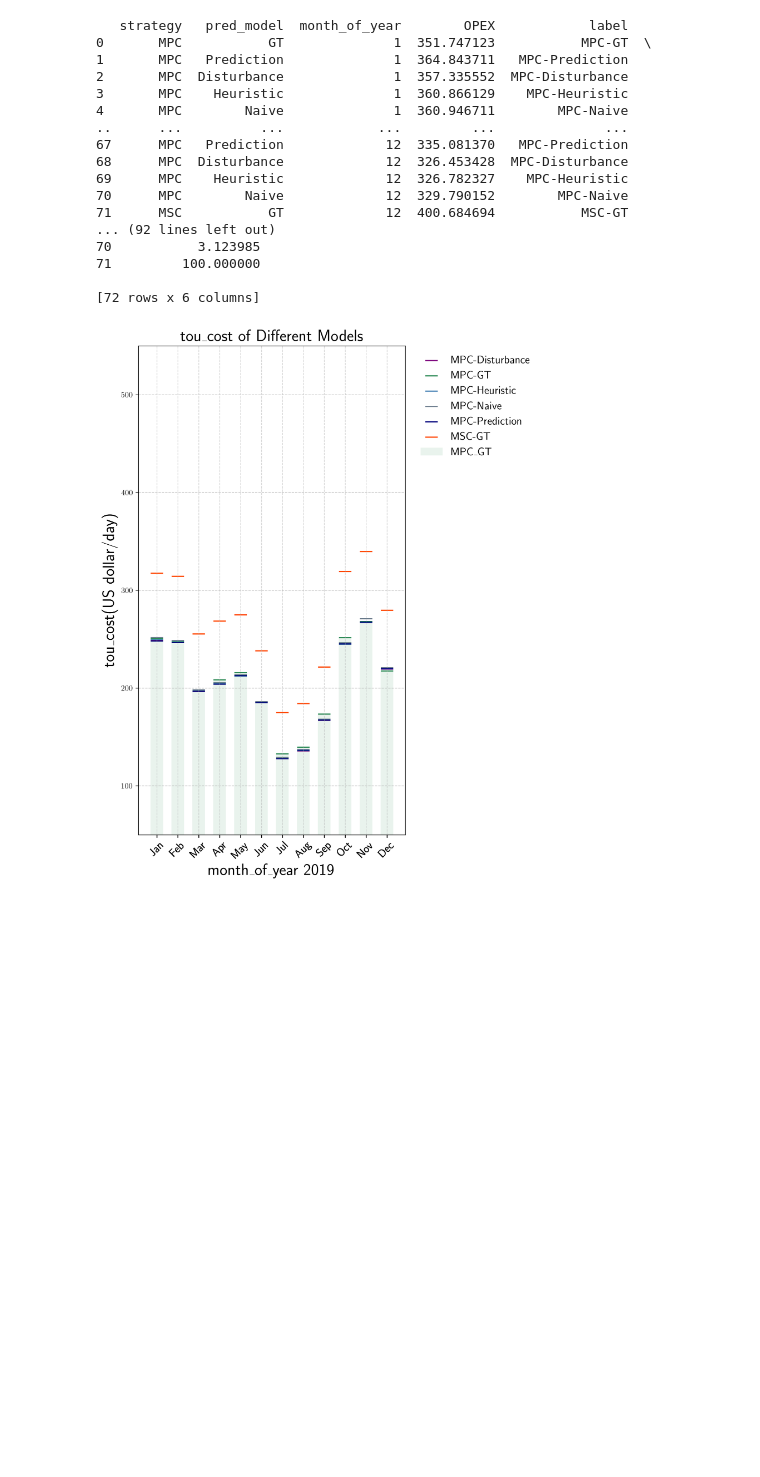
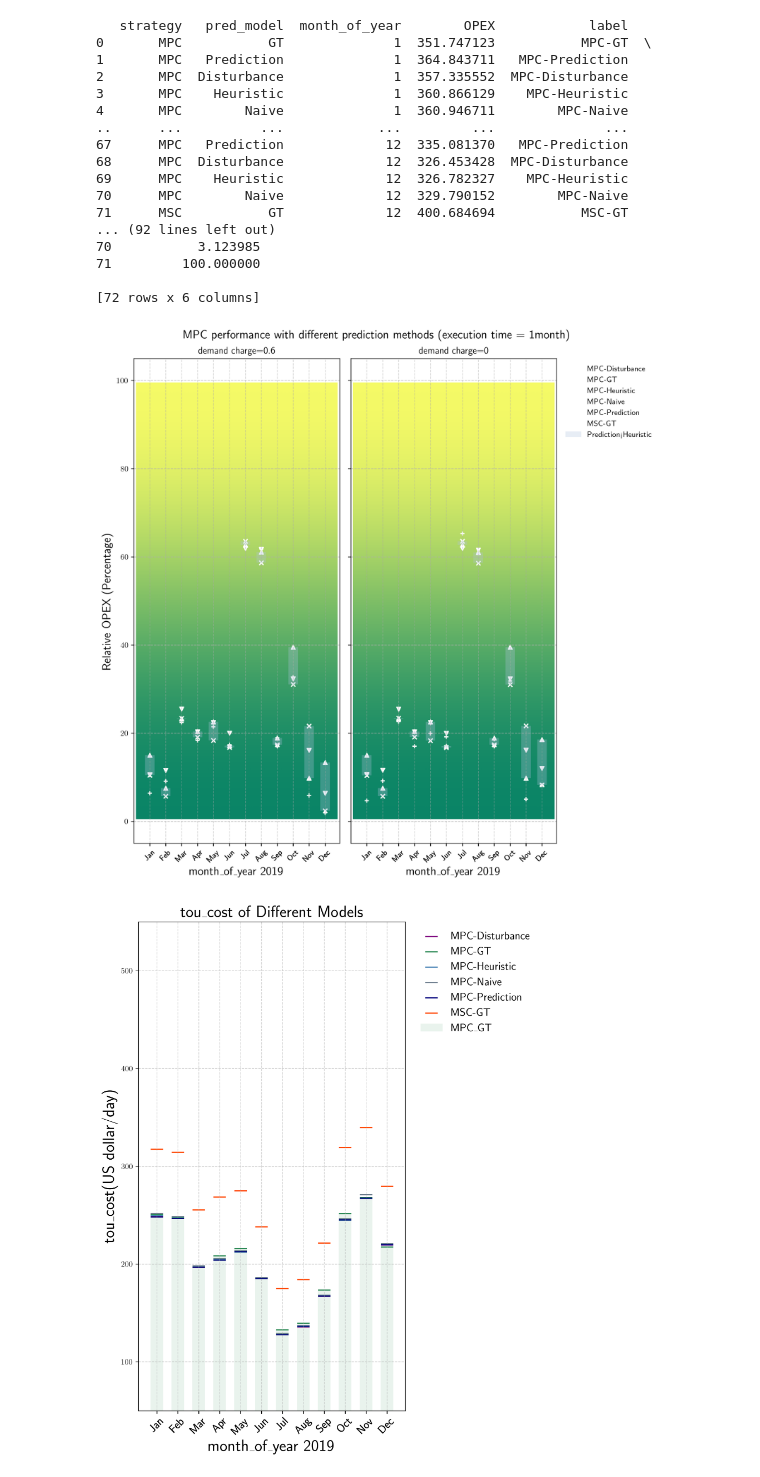
Before and after one commit to AarenLee07/Microgrid-Optimizer, a Jupyter notebook: figures/visualization/script/bar_stack_comparison.ipynb, the cells around one changed output. Saved outputs shown, nothing was run; the diff lists cells and outputs as text; code cells hidden in the pictures; blank space fills up the shorter version.

Commit message:
update plot

```diff
--- a/figures/visualization/script/bar_stack_comparison.ipynb
+++ b/figures/visualization/script/bar_stack_comparison.ipynb
@@ -75,6 +75,53 @@ df_tou_0dc=pre_process(df_0dc,"tou_cost",'month_of_year')
 71         100.000000
 
 [72 rows x 6 columns]
+# %%
+
+plot_params={
+    "subplots":{
+        "0":{
+            "df":df_opex_6dc,
+            "key":"OPEX",
+            "duration_key":"month_of_year",
+            "subtitle":"demand charge=0.6",
+            "show_shadow":False,
+            "gradient":True,
+            "gradient_params":{
+                "extend":(0.01,0.99,0.05,0.95),
+                "cmap_name":"summer",
+                "cmap_range":(0,1),
+                "alpha":1
+                }
+            },
+        "1":{
+            "df":df_opex_0dc,
+            "key":"OPEX",
+            "duration_key":"month_of_year",
+            "subtitle":"demand charge=0",
+            "show_shadow":False,
+            "gradient":True,
+            "gradient_params":{
+                "extend":(0.01,0.99,0.05,0.95),
+                "cmap_name":"summer",
+                "cmap_range":(0,1),
+                "alpha":1
+                }
+            },
+    },
+    "relative":True,
+    "limit":[-5,105],
+    "fontsize":10,
+    "n_subplots":2,
+    "figsize":(10,10),
+    "show_notes":False,
+    "marker_s":250,
+    "save_fn":'multi-thesis-topic1-6h-bat-12months-0.6&0dc-relative-opex.png',
+    "suptitle":"MPC performance with different prediction methods (execution time = 1month)"
+}
+
+r_opex_month_6dc=mplot_origin_valid_bar(plot_params)
+# %% [output]
+[figure, added]
 # %%
 limit=[50,550]
 figsize=(8,10)
```
Also changed, not shown: parts of 4 cells of this notebook, 2 other files.
